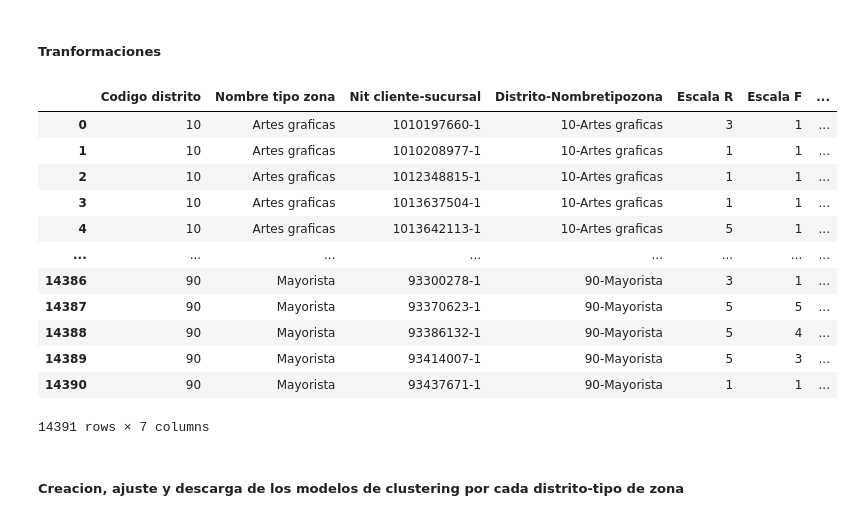
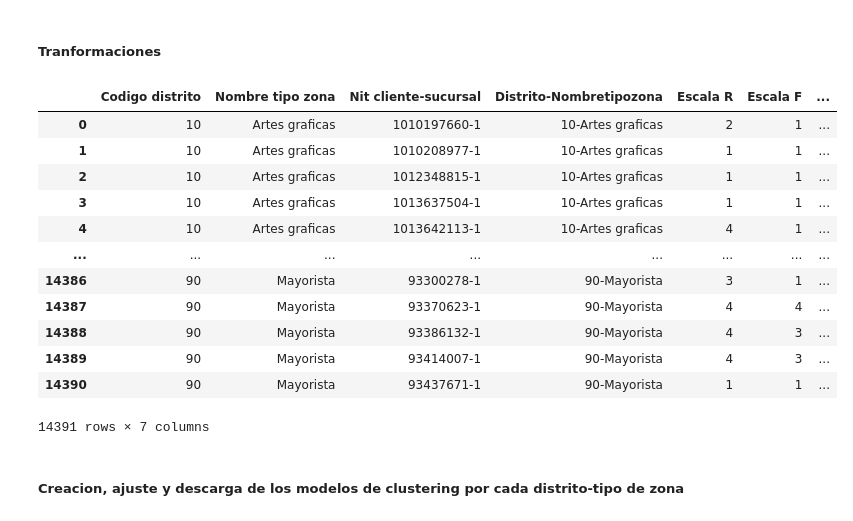
Before and after one commit to TomasCardeLo/ML-Dispapeles-TomasCaLo, a Jupyter notebook: Clustering/Clustering pycaret kmeans - v4 normalizado.ipynb, the cells around one changed output. Drawn from its saved outputs; the diff is of its cells as text; code cells hidden in the pictures.

```diff
--- a/Clustering/Clustering pycaret kmeans - v4 normalizado.ipynb
+++ b/Clustering/Clustering pycaret kmeans - v4 normalizado.ipynb
@@ -153,28 +153,28 @@ df_3 = df_3.reset_index(col_level= 1)
 # %%
 # Se añade una key de Distrito-Nombretipozona para hacer mas facil la identificacion cuando se usa todo el pais
 df_3['Distrito-Nombretipozona'] = df_3['Codigo distrito'].astype(str) + '-' + df_3['Nombre tipo zona']
 
 # Aplicar la función para asignar etiquetas a una nueva columna "Etiqueta"
-escalas_M = np.percentile(df["Monetary"].values, [0, 20, 40, 60, 80, 100])
+escalas_M = np.percentile(df_3["Monetary"].values, [0, 20, 50, 80, 95, 100])
 
 df_est = df_3
-df_est["Escala R"] = df_3["Recency"].apply(asignar_escala_R, escalas_R= [21, 18, 12, 6, 0])
-df_est["Escala F"] = df_3["Frequency"].apply(asignar_escala_F, escalas_F= [21, 18, 12, 6, 0])
+df_est["Escala R"] = df_3["Recency"].apply(asignar_escala_R, escalas_R= [25, 21, 15, 8, 0])
+df_est["Escala F"] = df_3["Frequency"].apply(asignar_escala_F, escalas_F= [25, 21, 15, 8, 0])
 df_est["Escala M"] = df_3["Monetary"].apply(asignar_escala_M)
 df_est = df_est.drop(["Recency", "Frequency", "Monetary"], axis=1)
 df_est
 # %% [output]
 |  | Codigo distrito | Nombre tipo zona | Nit cliente-sucursal | Distrito-Nombretipozona | Escala R | Escala F | ... |
-| 0 | 10 | Artes graficas | 1010197660-1 | 10-Artes graficas | 3 | 1 | ... |
+| 0 | 10 | Artes graficas | 1010197660-1 | 10-Artes graficas | 2 | 1 | ... |
 | 1 | 10 | Artes graficas | 1010208977-1 | 10-Artes graficas | 1 | 1 | ... |
 | 2 | 10 | Artes graficas | 1012348815-1 | 10-Artes graficas | 1 | 1 | ... |
 | 3 | 10 | Artes graficas | 1013637504-1 | 10-Artes graficas | 1 | 1 | ... |
-| 4 | 10 | Artes graficas | 1013642113-1 | 10-Artes graficas | 5 | 1 | ... |
+| 4 | 10 | Artes graficas | 1013642113-1 | 10-Artes graficas | 4 | 1 | ... |
 | ... | ... | ... | ... | ... | ... | ... | ... |
 | 14386 | 90 | Mayorista | 93300278-1 | 90-Mayorista | 3 | 1 | ... |
-| 14387 | 90 | Mayorista | 93370623-1 | 90-Mayorista | 5 | 5 | ... |
-| 14388 | 90 | Mayorista | 93386132-1 | 90-Mayorista | 5 | 4 | ... |
-| 14389 | 90 | Mayorista | 93414007-1 | 90-Mayorista | 5 | 3 | ... |
+| 14387 | 90 | Mayorista | 93370623-1 | 90-Mayorista | 4 | 4 | ... |
+| 14388 | 90 | Mayorista | 93386132-1 | 90-Mayorista | 4 | 3 | ... |
+| 14389 | 90 | Mayorista | 93414007-1 | 90-Mayorista | 4 | 3 | ... |
 | 14390 | 90 | Mayorista | 93437671-1 | 90-Mayorista | 1 | 1 | ... |
 14391 rows × 7 columns
 # %% [markdown]
```
Also changed, not shown: parts of 12 cells of this notebook, 10 other files.
